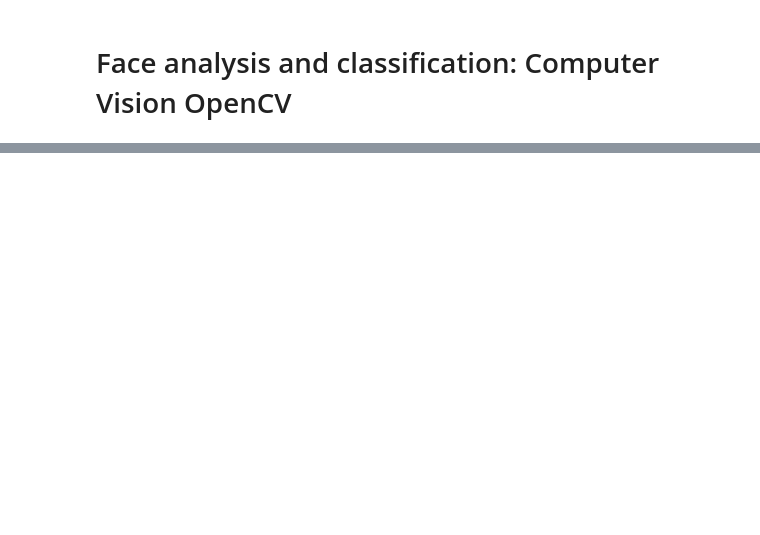
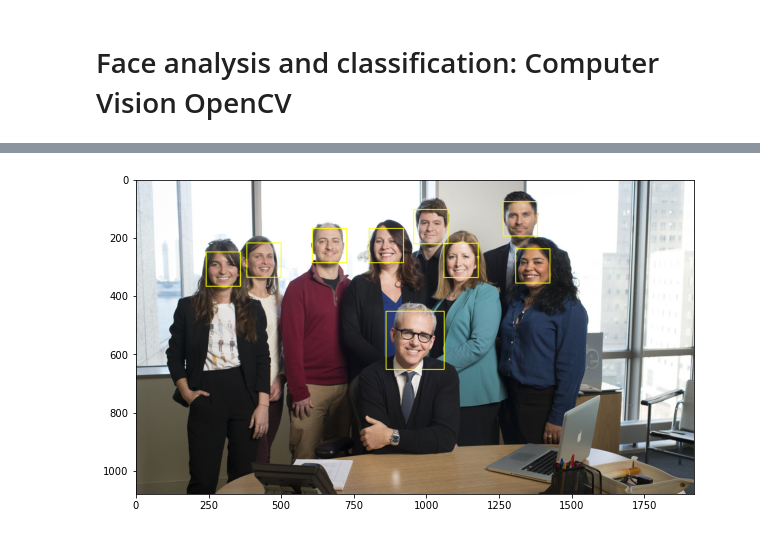
Before and after one commit to Dufyz/My_Laboratory, a Jupyter notebook: Jupyter Lab/library's/keras_library/deep_learning.ipynb, the cells around one changed output, grey strips where cells are left out. Saved outputs shown, nothing was run; the diff lists cells and outputs as text; code cells hidden in the pictures; blank space fills up the shorter version.

```diff
--- a/Jupyter Lab/library's/keras_library/deep_learning.ipynb
+++ b/Jupyter Lab/library's/keras_library/deep_learning.ipynb
@@ -1545,0 +1589,24 @@ Unexpected parameter: since
+# %%
+# Aplicando um classificador automático de rostos
+
+face_classifier = cv2.CascadeClassifier(r"G:\Meu Drive\My Repositories\Cv2_models\cv2_models\haar\\haarcascade_frontalface_default.xml")
+face_counter = face_classifier.detectMultiScale(image_gray, 1.7, 5)
+
+# Gerando um recorte de todas as faces detectas no classificador
+
+for (x, y, w, h) in face_counter:
+    cv2.rectangle(image_rectangles, (x, y), (x+w, y+h), (255, 255, 0), 2)
+
+plt.figure(figsize= (10,10))
+plt.imshow(image_rectangles)
+
+# Salvando os recortes de cada face em um diretório
+
+index = 0
+for (x, y, w, h) in face_counter:
+    index += 1
+    image_roi = image_original[y:y+h, x:x+w]
+    #image_roi = cv2.cvtColor(image_roi, cv2.COLOR_BGR2RGB)
+    image_roi = cv2.imwrite(f"images_rois\\image_roi{index}.jpg", image_roi)
+# %% [output]
+[figure, added]
```
Also changed, not shown: parts of 3 cells of this notebook, 9 other files.
